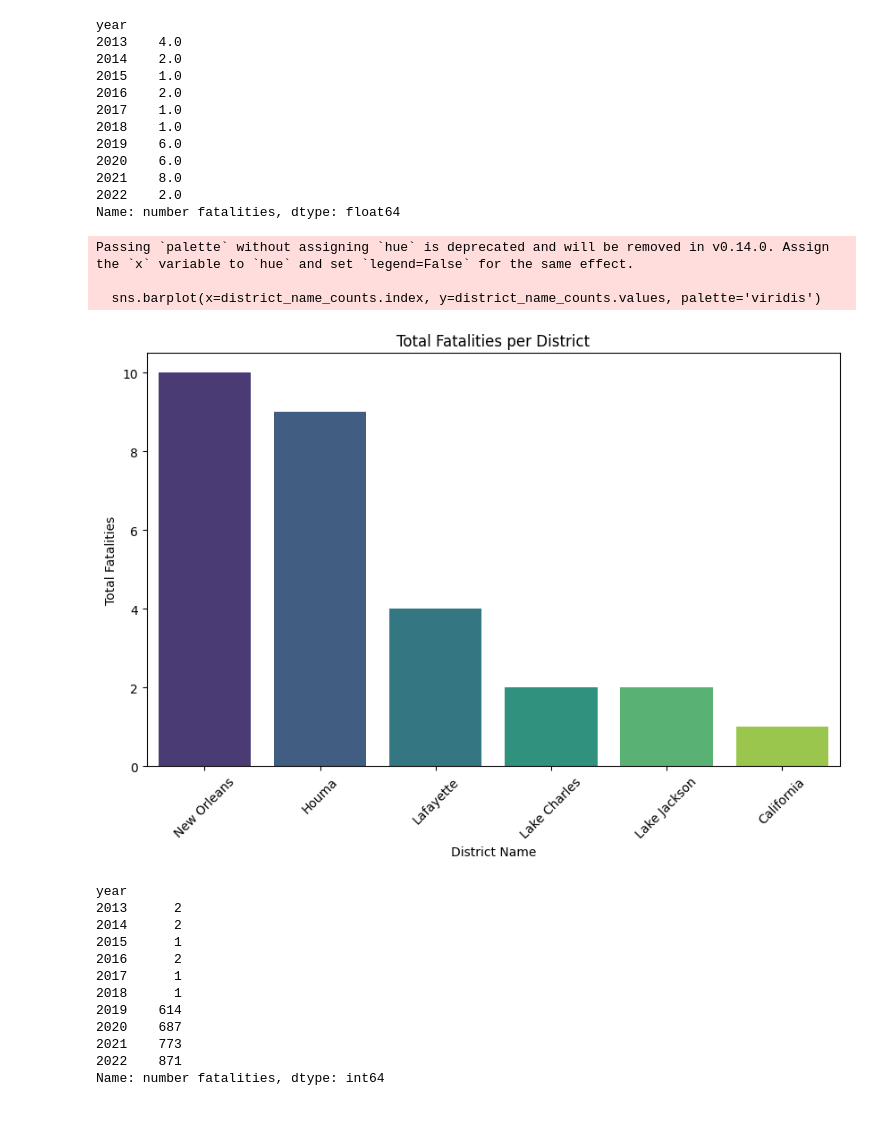
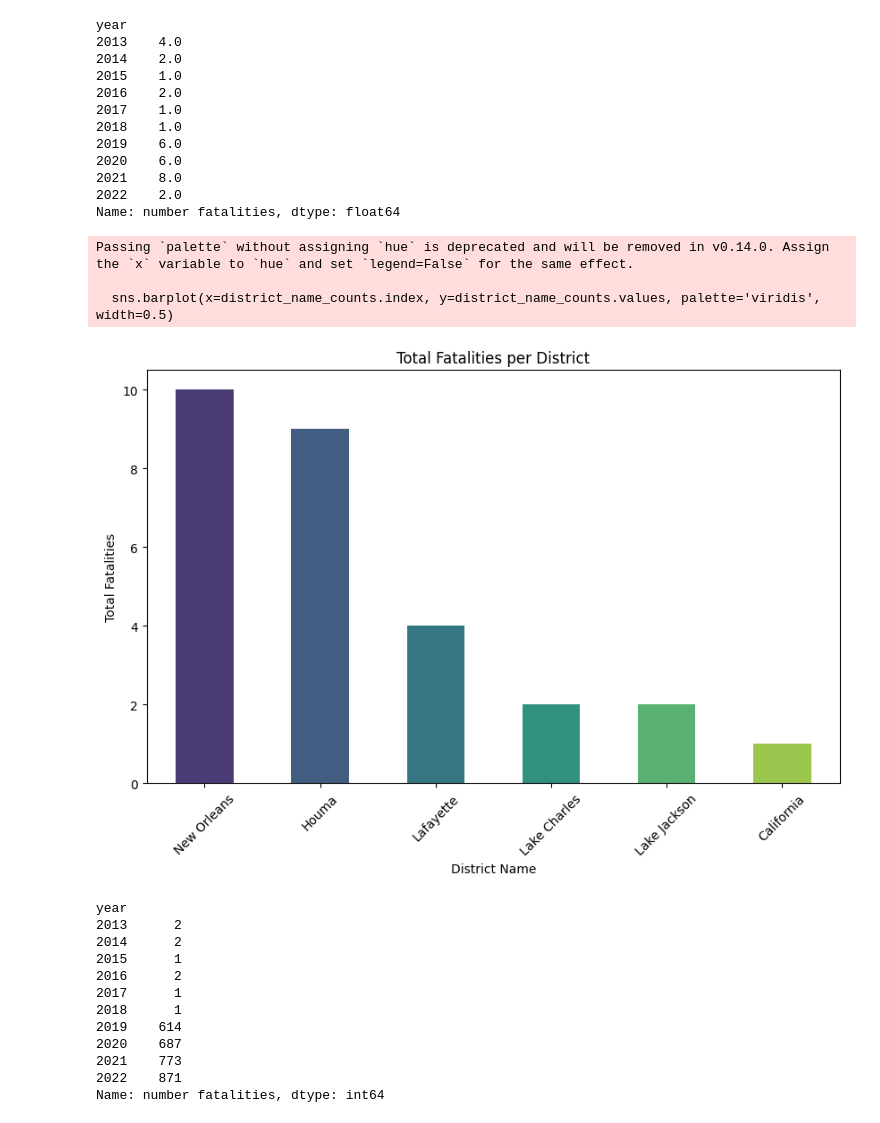
Before and after one commit to MeetPatel2001/ABS-Case-Study--BZAN530, a Jupyter notebook: ABS_Case_Study_Meet.ipynb, the cells around one changed output. Drawn from its saved outputs; the diff is of its cells as text; code cells hidden in the pictures.

```diff
--- a/ABS_Case_Study_Meet.ipynb
+++ b/ABS_Case_Study_Meet.ipynb
@@ -98,24 +98,24 @@ Name: number fatalities, dtype: float64
 # %%
 # Fatalities Chart, total fatalities is 33!
 
 # Calculate the frequency of unique values in the "district name" column
 district_name_counts = df_fatalities['district name'].value_counts()
 
 # Create a bar plot using seaborn
 plt.figure(figsize=(10, 6))
-sns.barplot(x=district_name_counts.index, y=district_name_counts.values, palette='viridis')
+sns.barplot(x=district_name_counts.index, y=district_name_counts.values, palette='viridis', width=0.5)
 
 # Customize the plot
 plt.xlabel('District Name')
 plt.ylabel('Total Fatalities')
 plt.title('Total Fatalities per District')
 plt.xticks(rotation=45)
 plt.show()
 # %% [output]
 Passing `palette` without assigning `hue` is deprecated and will be removed in v0.14.0. Assign the `x` variable to `hue` and set `legend=False` for the same effect.
 
-  sns.barplot(x=district_name_counts.index, y=district_name_counts.values, palette='viridis')
+  sns.barplot(x=district_name_counts.index, y=district_name_counts.values, palette='viridis', width=0.5)
-[figure, old version]
+[figure, new version]
 # %%
 df.groupby("year")["number fatalities"].count()
 # %% [output]
```
Also changed, not shown: parts of 1 cell of this notebook.
